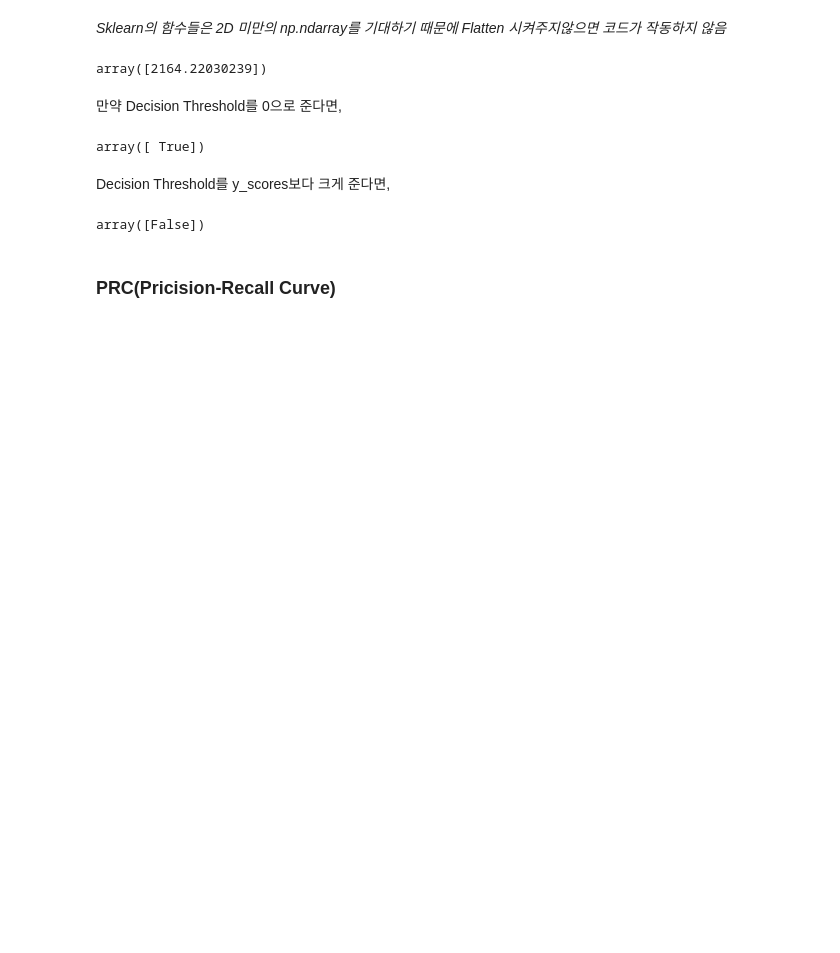
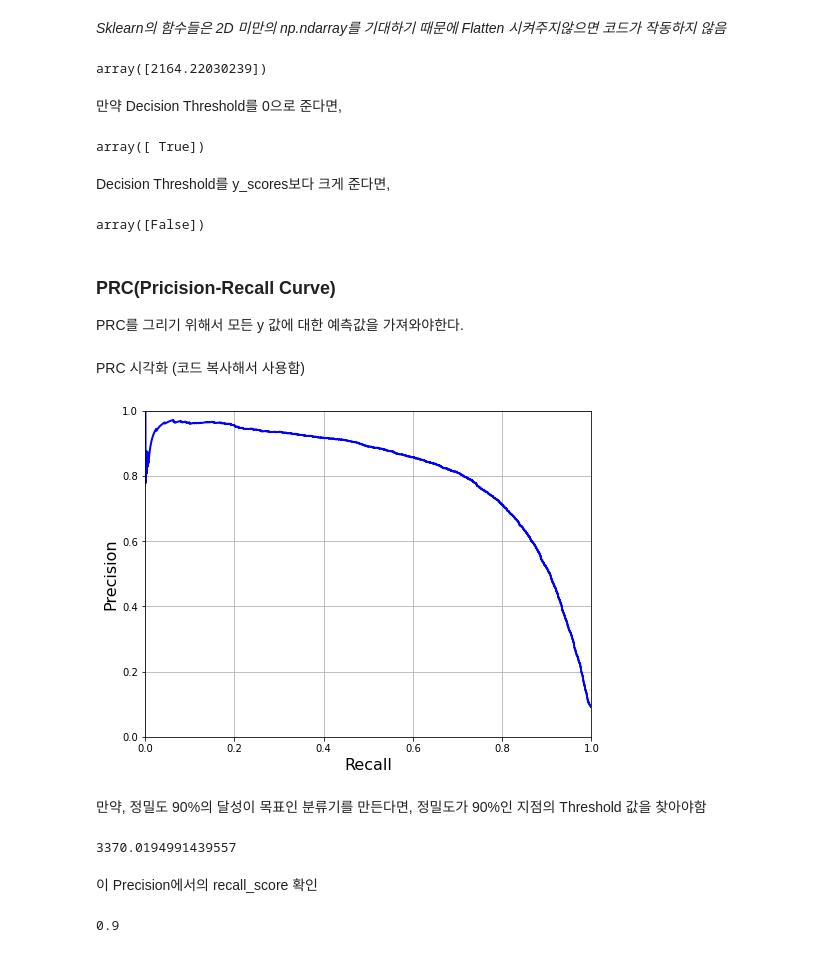
Before and after one commit to CBHY/mljnu, a Jupyter notebook: 개인 실습 코드/Chepter 03.ipynb, the cells around one changed output. Drawn from its saved outputs; the diff is of its cells as text; code cells hidden in the pictures; blank space fills up the shorter version.

```diff
--- a/개인 실습 코드/Chepter 03.ipynb
+++ b/개인 실습 코드/Chepter 03.ipynb
@@ -328,3 +328,43 @@ y_visual_sample_pred
 array([False])
 # %% [markdown]
 ### PRC(Pricision-Recall Curve) ###
+
+PRC를 그리기 위해서 모든 y 값에 대한 예측값을 가져와야한다.
+# %%
+y_scores = cross_val_predict(sgd_clf, X_train, y_train_5, cv=3, method="decision_function")
+# %%
+# precision_recall_curve 함수는 3개의 return값을 반환한다. 이를 바탕으로 PRC를 그릴 수 있다.
+from sklearn.metrics import precision_recall_curve
+
+precisions, recalls, thresholds = precision_recall_curve(y_train_5, y_scores)
+# %% [markdown]
+PRC 시각화 (코드 복사해서 사용함)
+# %%
+# 정밀도 재현률 곡선 (PRC)
+
+def plot_precision_vs_recall(precisions, recalls):
+    plt.plot(recalls, precisions, "b-", linewidth=2)
+    plt.xlabel("Recall", fontsize=16)
+    plt.ylabel("Precision", fontsize=16)
+    plt.axis([0, 1, 0, 1])
+    plt.grid(True)
+
+plt.figure(figsize=(8, 6))
+plot_precision_vs_recall(precisions, recalls)
+
+# recall 이 x축, precision이 y축
+# 오른쪽 위쪽에 붙어있을수록 좋은 모델
+# recall이 80정도에 precision이 급격히 줄어든다 : 적절한 위치의 임계값
+# 커브아래의 면적이 크면 좋은 모델
+# %% [output]
+[figure, added]
+# %% [markdown]
+만약, 정밀도 90%의 달성이 목표인 분류기를 만든다면, 정밀도가 90%인 지점의 Threshold 값을 찾아야함
+# %%
+threshold_90_precision = thresholds[np.argmax(precisions >= 0.90)]
+
+threshold_90_precision
+# %% [output]
+3370.0194991439557
+# %% [markdown]
+이 Precision에서의 recall_score 확인
@@ -330,0 +373,5 @@ array([False])
+# %%
+# 앞선 코드와 반대로, threshold를 이용한 Precision 구하기 (여기서는 검산의 역할)
+precision_score(y_train_5, y_train_pred_90)
+# %% [output]
+0.9
```
Also changed, not shown: parts of 3 cells of this notebook, 5 other files.
